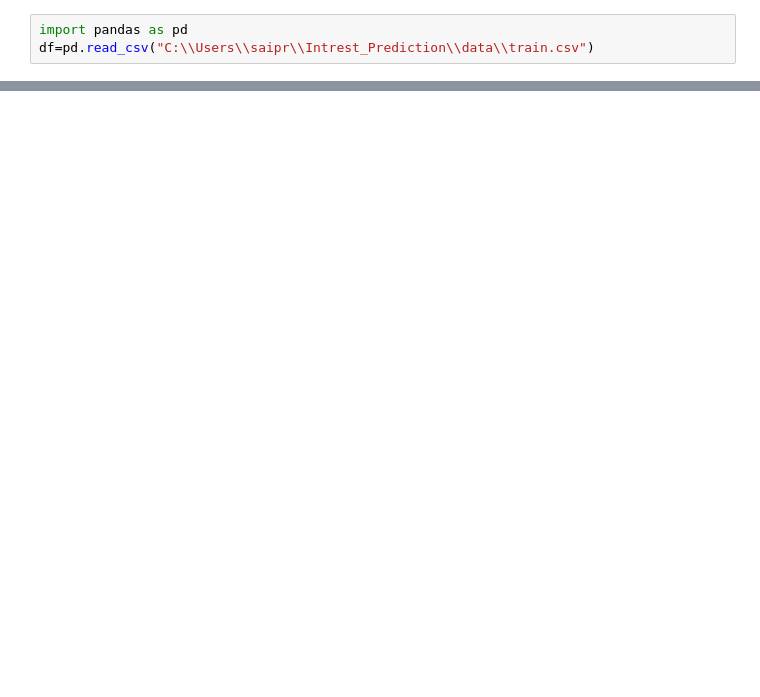
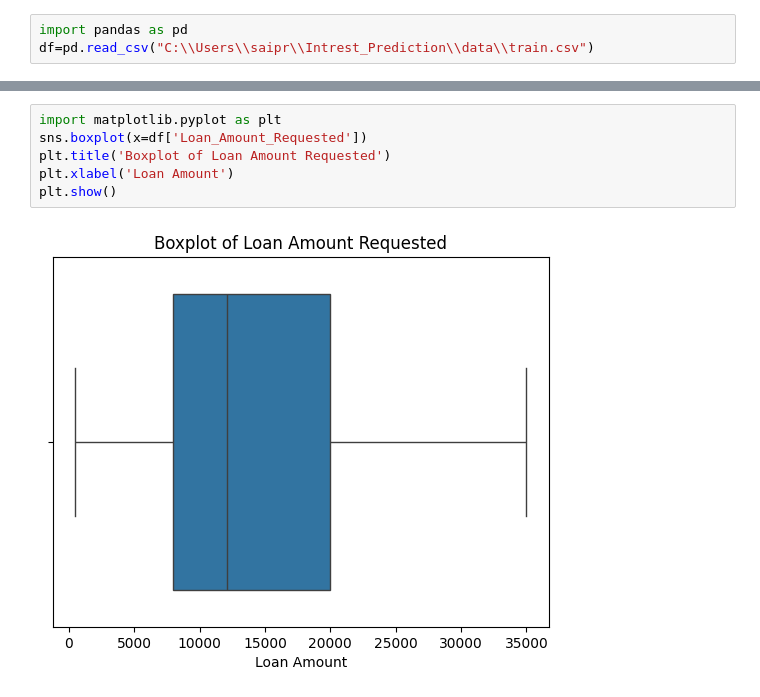
Before and after one commit to ka1817/Interest-Rate-Category-Prediction-Using-Supervised-Learning, a Jupyter notebook: notebook/eda.ipynb, the cells around one changed output, grey strips where cells are left out. Saved outputs shown, nothing was run; the diff lists cells and outputs as text; blank space fills up the shorter version.

```diff
--- a/notebook/eda.ipynb
+++ b/notebook/eda.ipynb
@@ -46,0 +191,8 @@ df
+# %%
+import matplotlib.pyplot as plt
+sns.boxplot(x=df['Loan_Amount_Requested'])
+plt.title('Boxplot of Loan Amount Requested')
+plt.xlabel('Loan Amount')
+plt.show()
+# %% [output]
+[figure, added]
```
Also changed, not shown: parts of 34 cells of this notebook.
